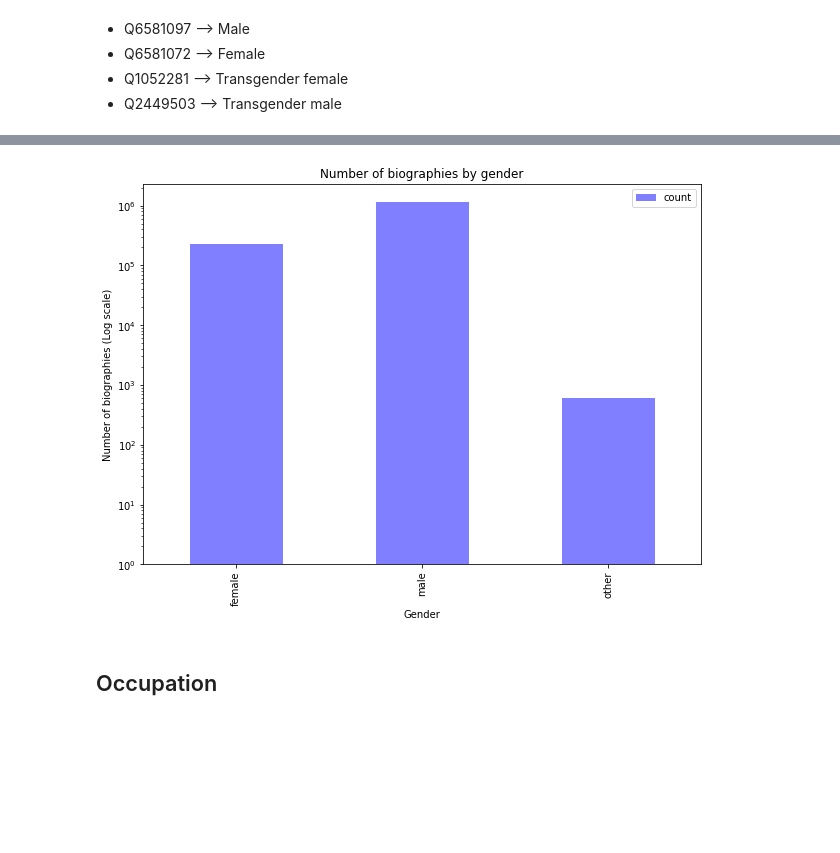
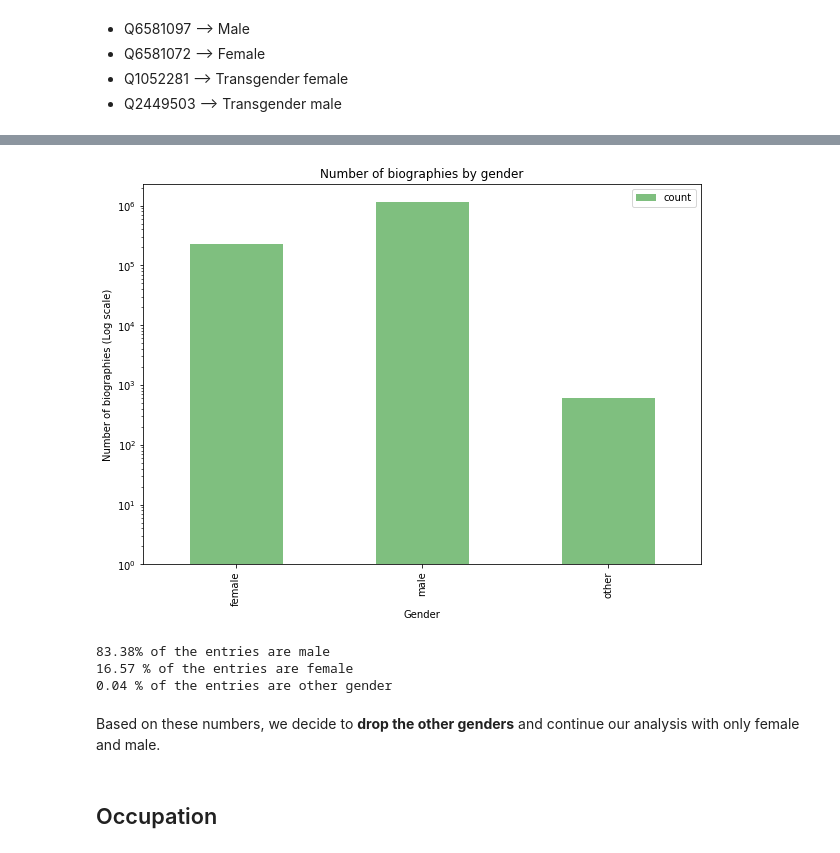
Before and after one commit to natbolon/wiki-gender, a Jupyter notebook: src/statistics.ipynb, the cells around one changed output, grey strips where cells are left out. Saved outputs shown, nothing was run; the diff lists cells and outputs as text; code cells hidden in the pictures; blank space fills up the shorter version.

```diff
--- a/src/statistics.ipynb
+++ b/src/statistics.ipynb
@@ -12,4 +13,5 @@ gender_pd = pd.read_json("data/gender_counts.json", lines=True)
 # %%
-gender_pd.sort_values(by=['count'], ascending=False).reset_index(drop=True).head()
+gender_pd = gender_pd.sort_values(by=['count'], ascending=False).reset_index(drop=True)
+gender_pd
 # %% [output]
 |  | gender | count |
@@ -30,2 +38,0 @@ In total there are 1385232 biographies
-# %%
-dict_genders = {"Q6581097": "male", "Q6581072": "female"}
@@ -36,5 +39,9 @@ dict_genders.get("Q6581097", "other")
+# %%
+with open('../data/dict_genders.json') as json_file:
+    line = json_file.readline()
+    dict_genders = json.loads(line)
 # %%
-gender_pd['gender'] = gender_pd['gender'].map(lambda x: dict_genders.get(eval(x)[0], "other") if len(eval(x)) == 1 else "other")
+gender_pd['gender'] = gender_pd['gender'].map(lambda x: dict_genders.get(x, "other"))
 # %%
 gender_pd = gender_pd.groupby('gender').sum().reset_index()
 gender_pd
@@ -46,10 +53,25 @@ gender_pd
 # %%
-pl = gender_pd.plot(kind="bar", x="gender", y="count", figsize=(10, 7), log=True, alpha=0.5, color="blue")
+pl = gender_pd.plot(kind="bar", x="gender", y="count", figsize=(10, 7), log=True, alpha=0.5, color="green")
 pl.set_xlabel("Gender")
 pl.set_ylabel("Number of biographies (Log scale)")
 pl.set_title("Number of biographies by gender");
 # %% [output]
-[figure, old version]
+[figure, new version]
+# %%
+n_total = gender_pd['count'].sum()
+n_male = gender_pd[gender_pd['gender'] == 'male']['count'].values[0]
+n_female = gender_pd[gender_pd['gender'] == 'female']['count'].values[0]
+n_other = n_total - n_male - n_female
+
+print("{:.2f}% of the entries are male".format(n_male/n_total*100))
+print("{:.2f} % of the entries are female".format(n_female/n_total*100))
+print("{:.2f} % of the entries are other gender".format(n_other/n_total*100))
+# %% [output]
+83.38% of the entries are male
+16.57 % of the entries are female
+0.04 % of the entries are other gender
+# %% [markdown]
+Based on these numbers, we decide to **drop the other genders** and continue our analysis with only female and male.
 # %% [markdown]
 ## Occupation
 # %%
```
Also changed, not shown: parts of 24 cells of this notebook.
